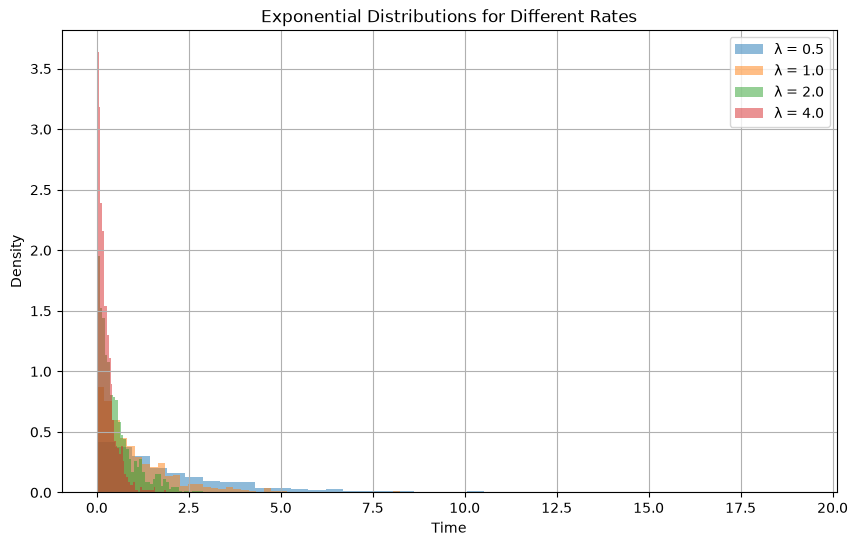
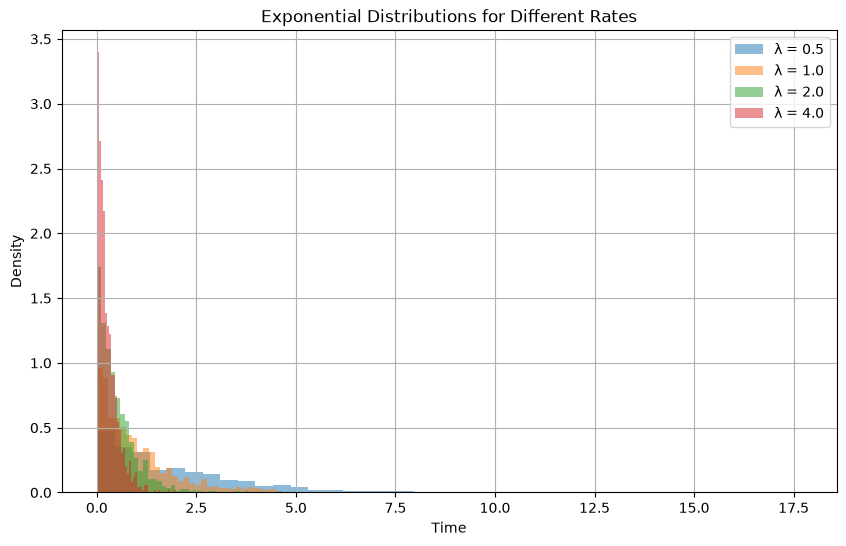
The notebook cell's code change between the first figure and the second:
--- before
+++ after
@@ -54,25 +54,27 @@
 
 # ----------------------------------
-# Part 3: PDF Curves
+# Part 3: PDF Curve for COVID Example
 # ----------------------------------
 
-x = np.linspace(0, 10, 1000)
+x = np.linspace(0, 200, 1000)
+
+# PDF
+y = lam * np.exp(-lam * x)
 
 plt.figure(figsize=(10, 6))
+plt.plot(x, y, color='blue', linewidth=2, label='Exponential PDF')
 
-for rate in rates:
+# Mark 120-3, 120, 120+3
+points = [117, 120, 123]
 
-    y = rate * np.exp(-rate * x)
+for p in points:
+    py = lam * np.exp(-lam * p)
+    plt.scatter(p, py, color='red')
+    plt.vlines(p, 0, py, colors='red', linestyles='dashed')
+    plt.text(p + 1, py, f'({p}, {py:.4f})')
 
-    plt.plot(
-        x,
-        y,
-        linewidth=2,
-        label=f'λ = {rate}'
-    )
-
-plt.xlabel("Time")
-plt.ylabel("f(x)")
-plt.title("Exponential Distribution PDF")
+plt.xlabel("Time (Days)")
+plt.ylabel("Probability Density")
+plt.title("Exponential Distribution (Mean = 100 Days)")
 plt.legend()
 plt.grid(True)

Commit: Add simulation models and statistical tests for random number generation in CIT 324 notebook